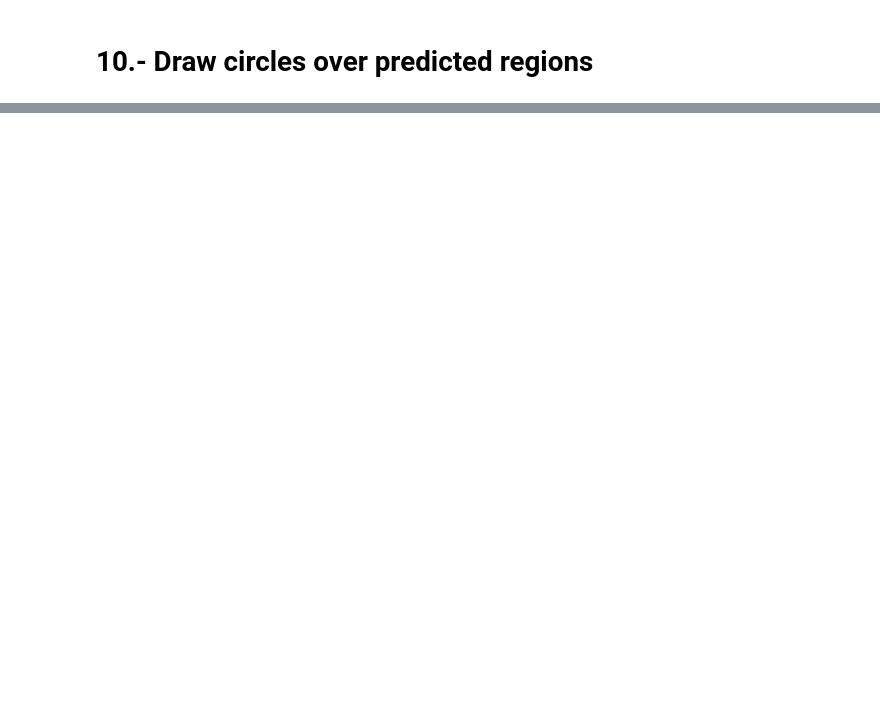
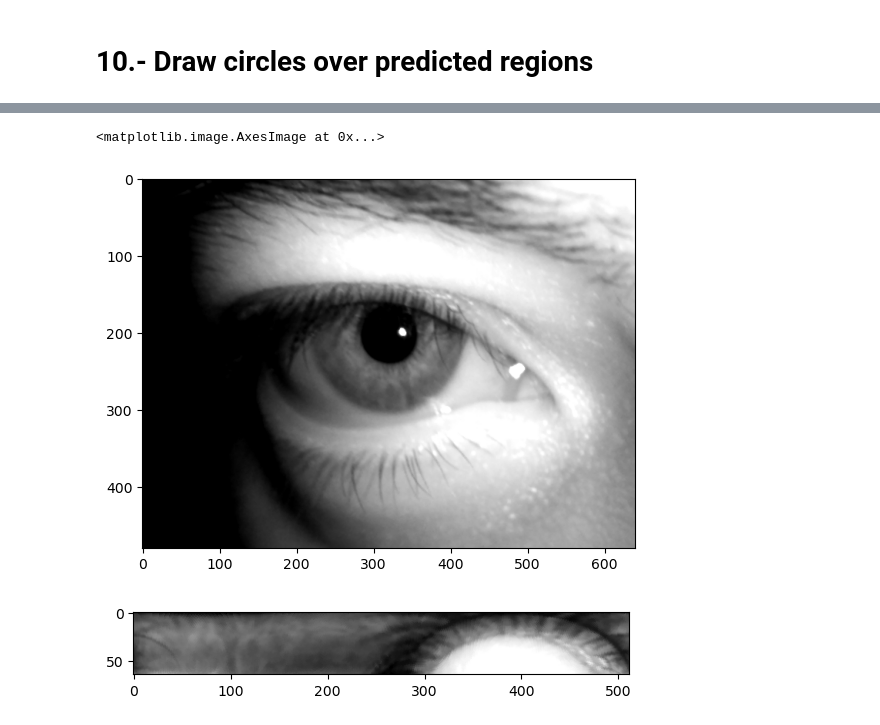
Before and after one commit to Choapinus/DenseNet10, a Jupyter notebook: notebooks/DenseSegmentatorClass.ipynb, the cells around one changed output, grey strips where cells are left out. Cells and saved outputs as stored; diff of their text form; code cells hidden in the pictures; blank space fills up the shorter version.

Commit message:
added iris height/width modularization method. Must be implemented get_iriscode function with ICA filter

```diff
--- a/notebooks/DenseSegmentatorClass.ipynb
+++ b/notebooks/DenseSegmentatorClass.ipynb
@@ -185,0 +184,20 @@ plt.imshow(im)
+# %%
+image = model.load_image(str_image)
+plt.imshow(image)
+# %% [output]
+<matplotlib.image.AxesImage at 0x...>
+[figure, added]
+# %%
+# change iris_mod_type
+# height type is selected as default
+old_mode = model.iris_mod_type
+
+model.iris_mod_type = 'width'
+info = model.forward(image)
+w_rs = info['iris_rubbersheet']
+plt.imshow(w_rs)
+
+# return to old mode type
+model.iris_mod_type = old_mode
+# %% [output]
+[figure, added]
```
Also changed, not shown: parts of 13 cells of this notebook, 5 other files.
